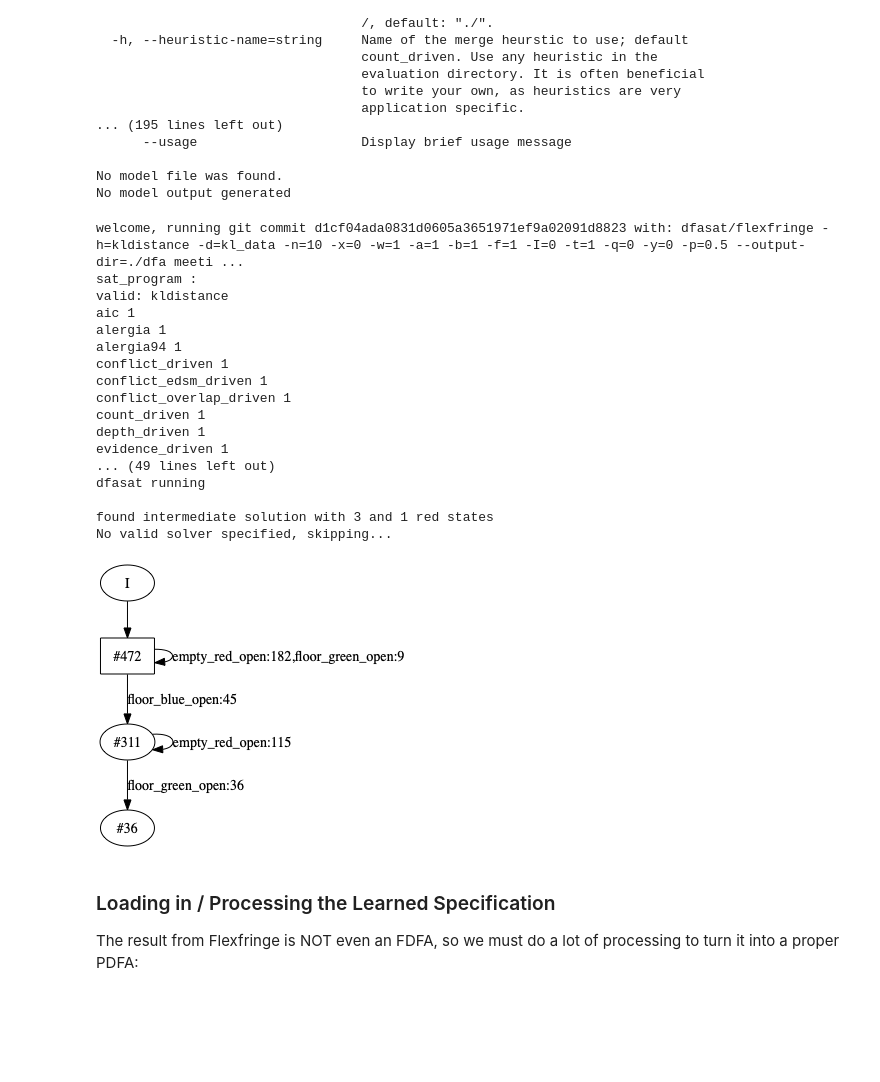
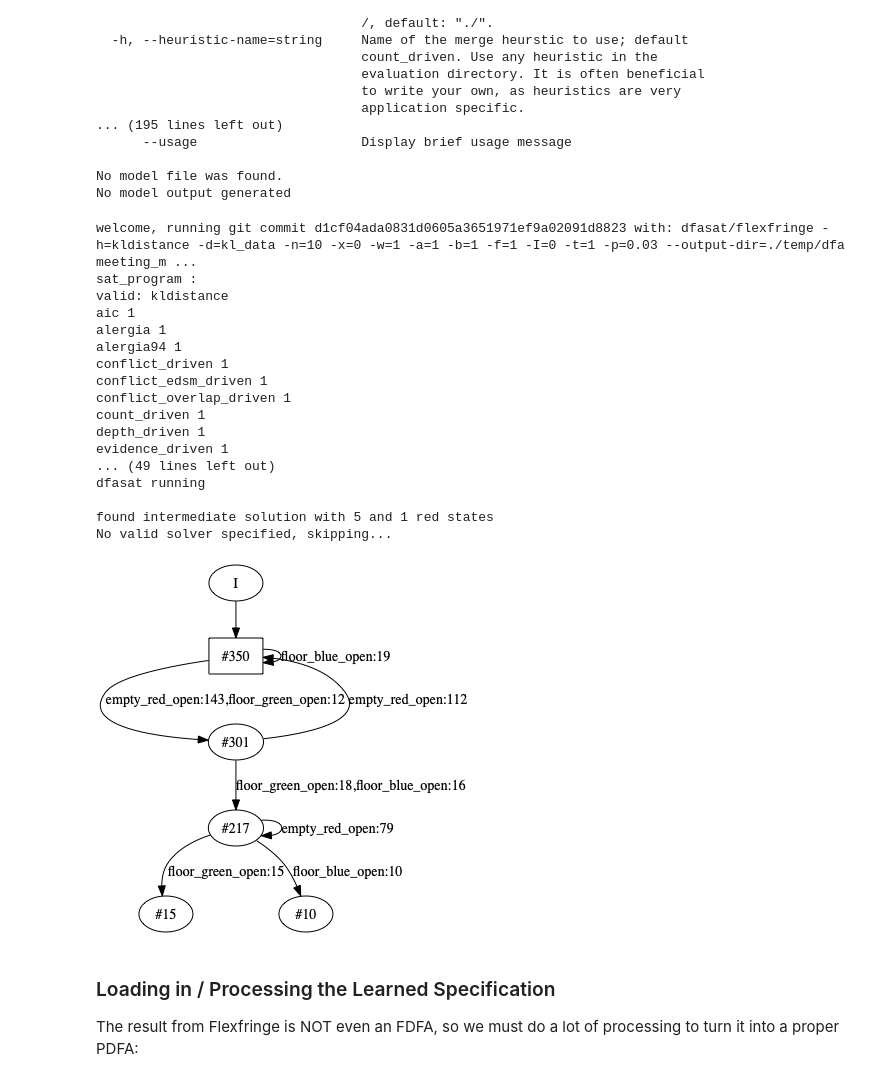
Before and after one commit to nicholasRenninger/wombats_experiments, a Jupyter notebook: MiniGrid_Synthesis_Manual_Spec_Learning_Test.ipynb, the cells around one changed output. Saved outputs shown, nothing was run; the diff lists cells and outputs as text; code cells hidden in the pictures; blank space fills up the shorter version.

Commit message:
running optimization, getting dynamical sampling / learning to work, and trying to automate running notebooks

```diff
--- a/MiniGrid_Synthesis_Manual_Spec_Learning_Test.ipynb
+++ b/MiniGrid_Synthesis_Manual_Spec_Learning_Test.ipynb
@@ -82,41 +82,40 @@ No model file was found.
 No model output generated
 # %%
 %autoreload 2
+flexfringe.learned_model_filepath = './temp/dfafinal.dot'
 data = flexfringe.infer_model(training_file='meeting_minigrid_pdfa_train',
                               h='kldistance',
                               d='kl_data',
                               n='10',
                               x='0',
                               w='1',
                               a='1',
                               b='1',
                               f='1',
                               I='0',
                               t='1',
-                              q='0',
-                              y='0',
-                              p='0.5')
+                              p='0.03')
 
 flexfringe.draw_learned_model()
 # %% [output]
-welcome, running git commit d1cf04ada0831d0605a3651971ef9a02091d8823 with: dfasat/flexfringe -h=kldistance -d=kl_data -n=10 -x=0 -w=1 -a=1 -b=1 -f=1 -I=0 -t=1 -q=0 -y=0 -p=0.5 --output-dir=./dfa meeti ...
+welcome, running git commit d1cf04ada0831d0605a3651971ef9a02091d8823 with: dfasat/flexfringe -h=kldistance -d=kl_data -n=10 -x=0 -w=1 -a=1 -b=1 -f=1 -I=0 -t=1 -p=0.03 --output-dir=./temp/dfa meeting_m ...
 sat_program :
 valid: kldistance
 aic 1
 alergia 1
 alergia94 1
 conflict_driven 1
 conflict_edsm_driven 1
 conflict_overlap_driven 1
 count_driven 1
 depth_driven 1
 evidence_driven 1
 ... (49 lines left out)
 dfasat running
 
-found intermediate solution with 3 and 1 red states
+found intermediate solution with 5 and 1 red states
 No valid solver specified, skipping...
-[figure, old version]
+[figure, new version]
 # %% [markdown]
 ### Loading in / Processing the Learned Specification
 
```
Also changed, not shown: parts of 7 cells of this notebook, 29 other files.
